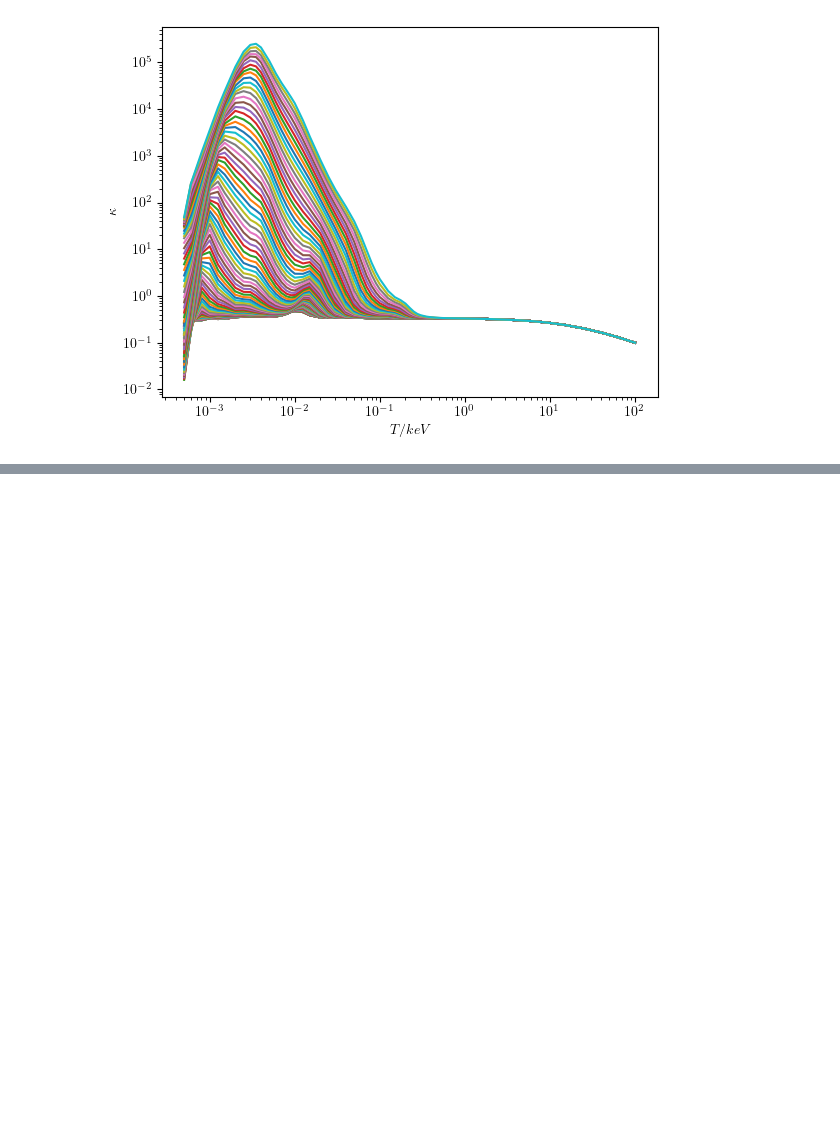
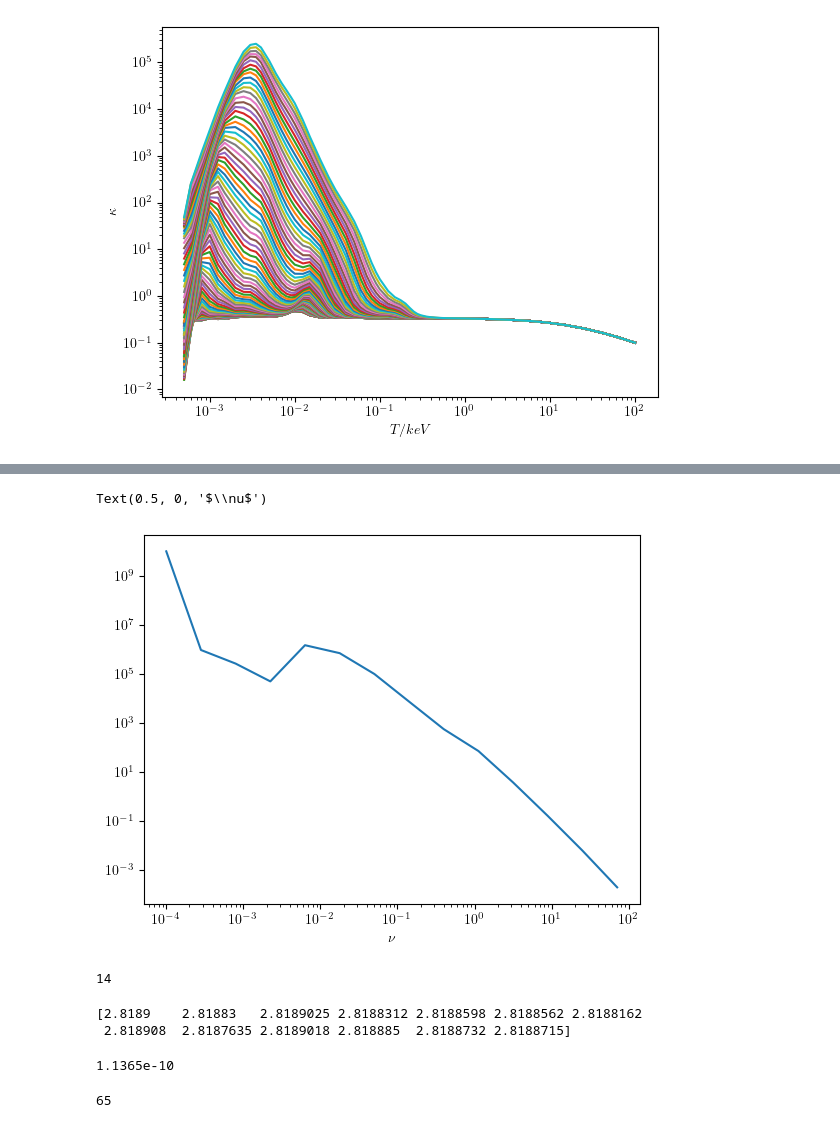
Before and after one commit to yanfeij/GetTOPS, a Jupyter notebook: load_opacity.ipynb, the cells around one changed output, grey strips where cells are left out. Drawn from its saved outputs; the diff is of its cells as text; code cells hidden in the pictures; blank space fills up the shorter version.

Commit message:
Add files via upload
fix a bug when load multi-group opacity date from TOPS website

```diff
--- a/load_opacity.ipynb
+++ b/load_opacity.ipynb
@@ -253,0 +275,12 @@ Text(0.5, 0, '$\\nu$')
+# %%
+plt.plot(fregrid,multi_planck_table[:,6,90])
+plt.xscale('log')
+plt.yscale('log')
+plt.xlabel('$\\nu$')
+# %% [output]
+Text(0.5, 0, '$\\nu$')
+[figure, added]
+# %%
+print(len(fregrid))
+# %% [output]
+14
@@ -253,0 +289,13 @@ Text(0.5, 0, '$\\nu$')
+# %%
+print(ratio)
+# %% [output]
+[2.8189    2.81883   2.8189025 2.8188312 2.8188598 2.8188562 2.8188162
+ 2.818908  2.8187635 2.8189018 2.818885  2.8188732 2.8188715]
+# %%
+print(rhogrid[49])
+# %% [output]
+1.1365e-10
+# %%
+print(np.abs(tgrid-5).argmin())
+# %% [output]
+65
```
Also changed, not shown: parts of 21 cells of this notebook.
